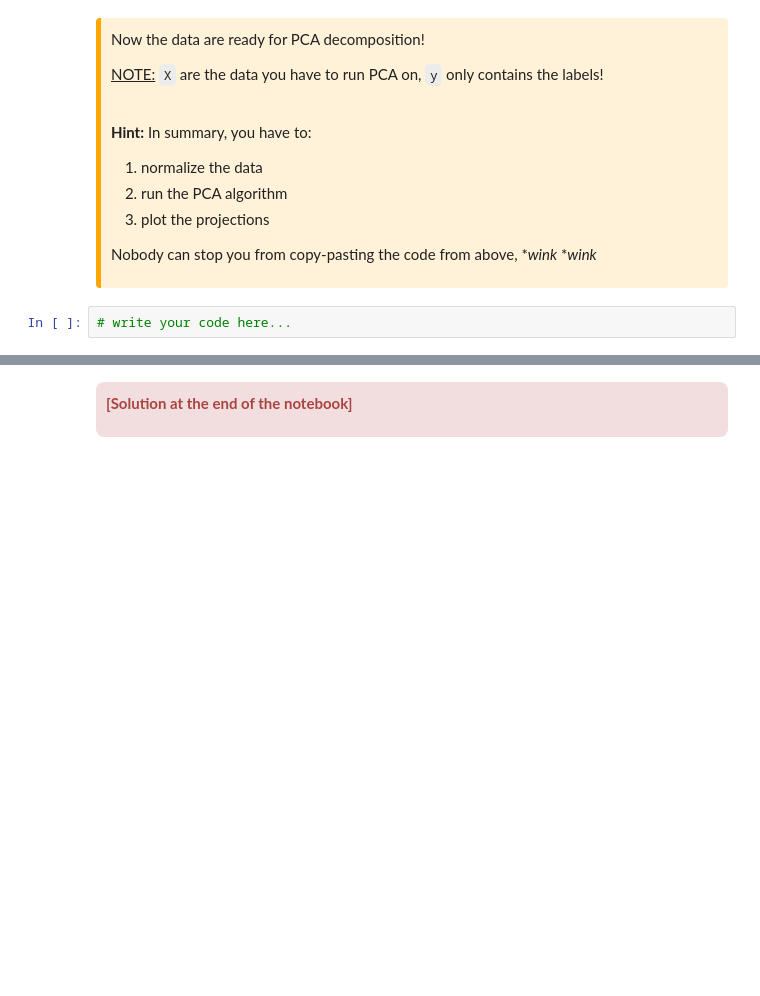
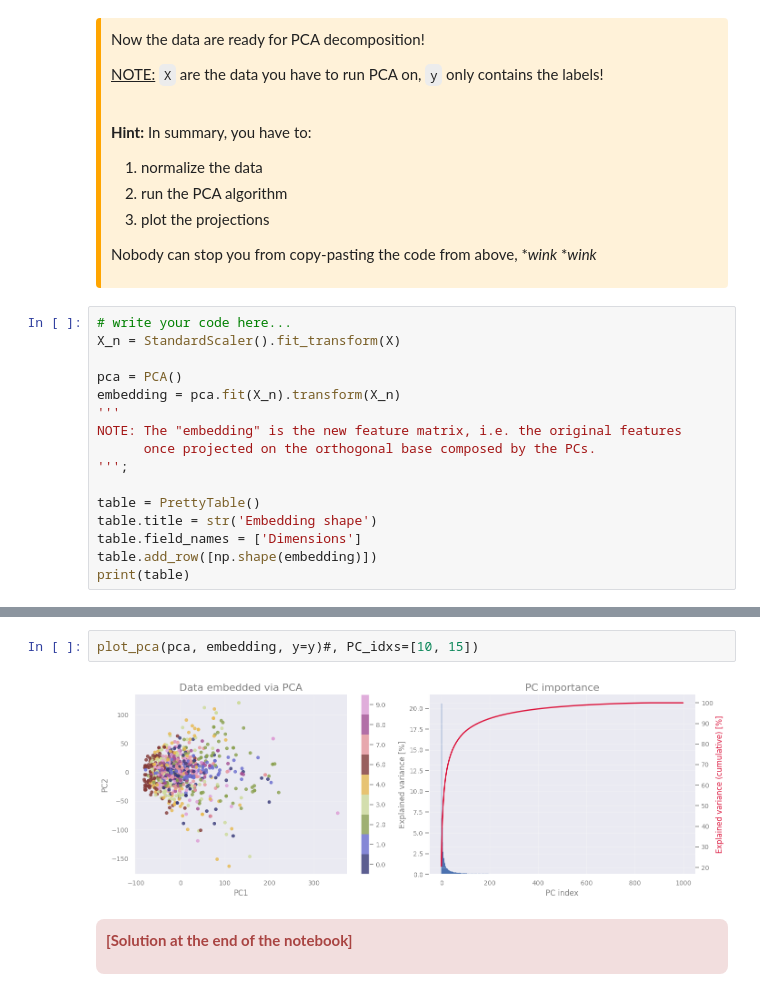
Before and after one commit to sghwang-cosmos/Astrostat-School-2026, a Jupyter notebook: Machine_Learning/Best_Practices.ipynb, the cells around one changed output, grey strips where cells are left out. Cells and saved outputs as stored; diff of their text form; blank space fills up the shorter version.

```diff
--- a/Machine_Learning/Best_Practices.ipynb
+++ b/Machine_Learning/Best_Practices.ipynb
@@ -662,3 +762,17 @@ Nobody can stop you from copy-pasting the code from above, *_wink_ *_wink_
 </div>
 # %%
 # write your code here...
+X_n = StandardScaler().fit_transform(X)
+
+pca = PCA()
+embedding = pca.fit(X_n).transform(X_n)
+'''
+NOTE: The "embedding" is the new feature matrix, i.e. the original features
+      once projected on the orthogonal base composed by the PCs.
+''';
+
+table = PrettyTable()
+table.title = str('Embedding shape')
+table.field_names = ['Dimensions']
+table.add_row([np.shape(embedding)])
+print(table)
@@ -665,3 +787,7 @@ Nobody can stop you from copy-pasting the code from above, *_wink_ *_wink_
+# %%
+plot_pca(pca, embedding, y=y)#, PC_idxs=[10, 15])
+# %% [output]
+[figure, added]
 # %% [markdown]
 <div class="alert alert-danger" role="alert" style="border-radius: 8px; padding: 10px;">
 
```
Also changed, not shown: parts of 24 cells of this notebook.
